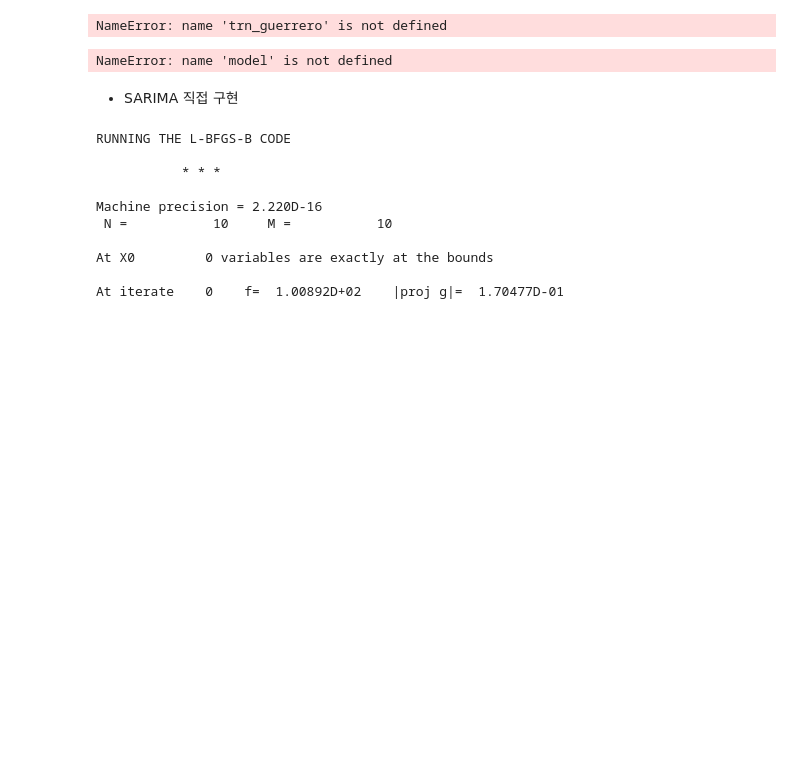
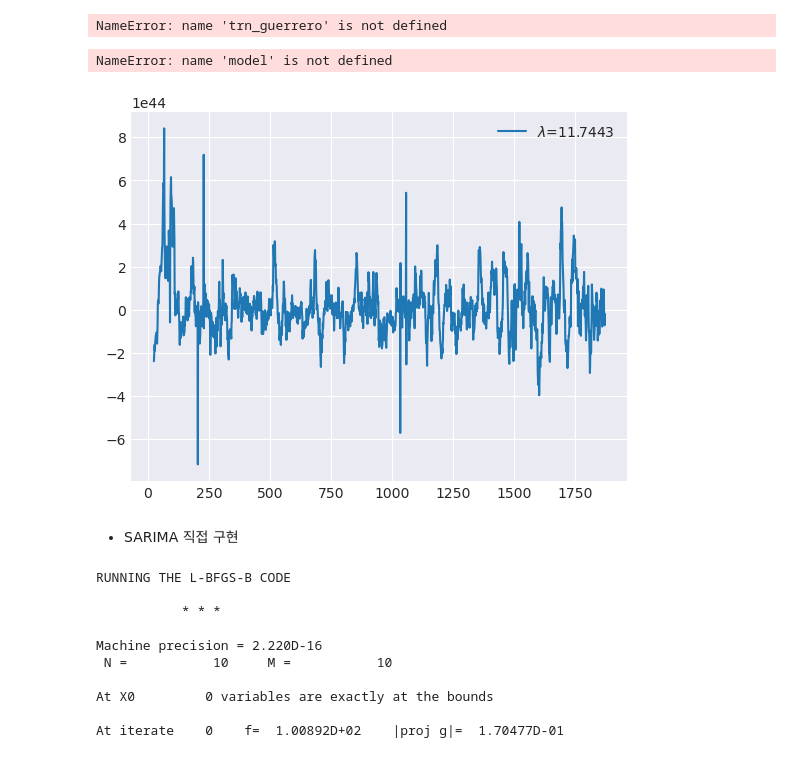
Before and after one commit to vin10ah/EST_wassup01_TEAM4, a Jupyter notebook: pipeline/arima/sarima.ipynb, the cells around one changed output. Saved outputs shown, nothing was run; the diff lists cells and outputs as text; code cells hidden in the pictures; blank space fills up the shorter version.

```diff
--- a/pipeline/arima/sarima.ipynb
+++ b/pipeline/arima/sarima.ipynb
@@ -237,6 +247,14 @@ plt.plot(tst, label="Target")
 plt.plot(prd, label=f"Prediction")
 plt.legend()
 plt.show()
+# %%
+diff_trn_guerrero = pd.DataFrame(trn_guerrero).diff(24)
+# %%
+plt.plot(diff_trn_guerrero, label=f'$\lambda$={transformer.lambda_:.4f}')
+plt.legend()
+plt.show()
+# %% [output]
+[figure, added]
 # %% [markdown]
 - SARIMA 직접 구현
 # %%
```
Also changed, not shown: parts of 3 cells of this notebook, 11 other files.
